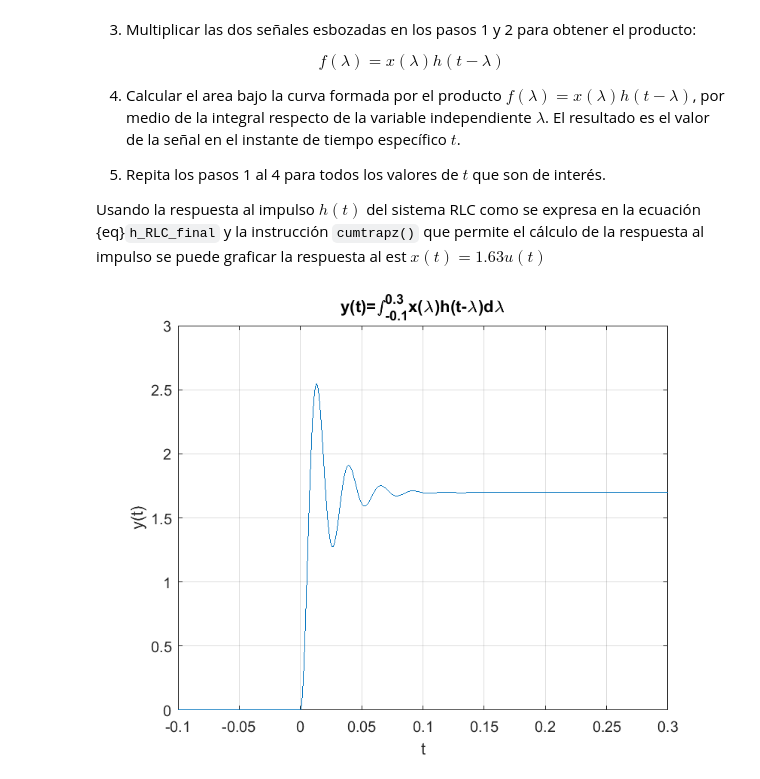
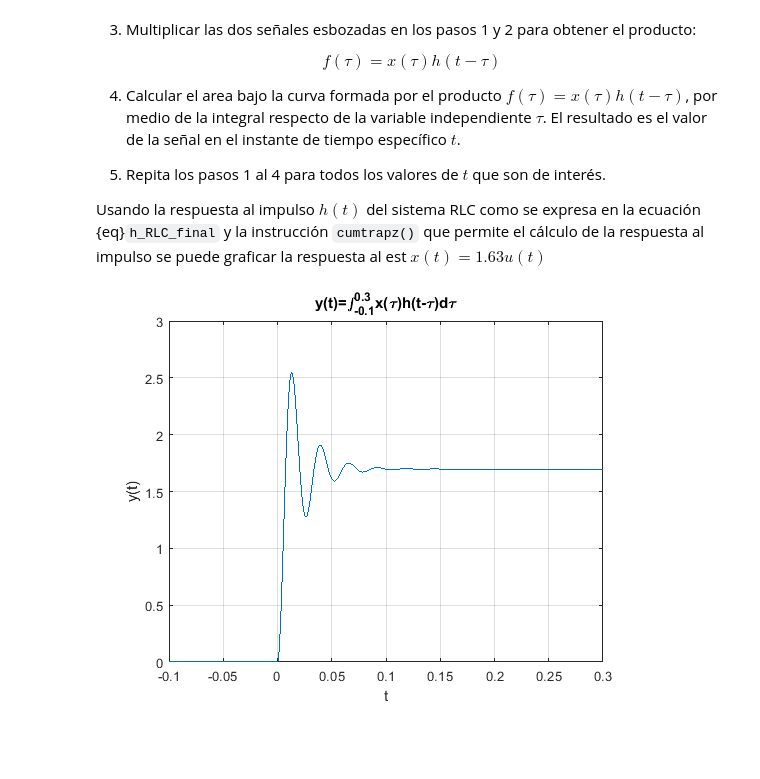
Before and after one commit to LuisGerardo2204/senales_sistemas, a Jupyter notebook: _build/jupyter_execute/Convolucion.ipynb, the cells around one changed output. Saved outputs shown, nothing was run; the diff lists cells and outputs as text; code cells hidden in the pictures; blank space fills up the shorter version.

```diff
--- a/_build/jupyter_execute/Convolucion.ipynb
+++ b/_build/jupyter_execute/Convolucion.ipynb
@@ -108,10 +108,10 @@ grid on
 3. Multiplicar las dos señales esbozadas en los pasos 1 y 2 para obtener el producto:
 
 $$
-f(\lambda)=x(\lambda)h(t-\lambda)
+f(\tau)=x(\tau)h(t-\tau)
 $$
 
-4. Calcular el area bajo la curva formada por el producto $f(\lambda)=x(\lambda)h(t-\lambda)$, por medio de la integral respecto de la variable independiente $\lambda$. El resultado es el valor de la señal en el instante de tiempo específico $t$.
+4. Calcular el area bajo la curva formada por el producto $f(\tau)=x(\tau)h(t-\tau)$, por medio de la integral respecto de la variable independiente $\tau$. El resultado es el valor de la señal en el instante de tiempo específico $t$.
 
 5. Repita los pasos 1 al 4 para todos los valores de $t$ que son de interés.
 
@@ -120,10 +120,10 @@ Usando la respuesta al impulso $h(t)$ del sistema RLC como se expresa en la ecua
 # %%
 figure
 plot(t,0.0001*cumtrapz((t>=0).*ht(t).*xt(t)))
 xlabel("t")
 ylabel("y(t)")
-title("y(t)=\int^{0.3}_{-0.1}x(\lambda)h(t-\lambda)d\lambda")
+title("y(t)=\int^{0.3}_{-0.1}x(\tau)h(t-\tau)d\tau")
 set(gca,'fontsize',10);
 grid on
 # %% [output]
-[figure, old version]
+[figure, new version]
```
Also changed, not shown: parts of 4 cells of this notebook, 44 other files.
